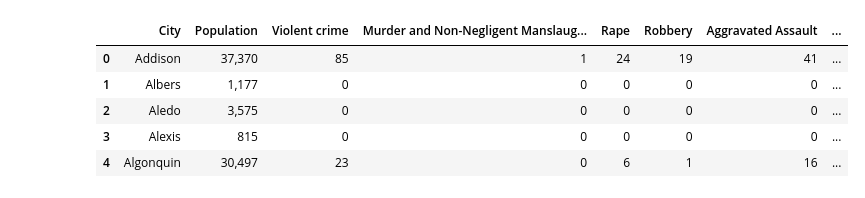
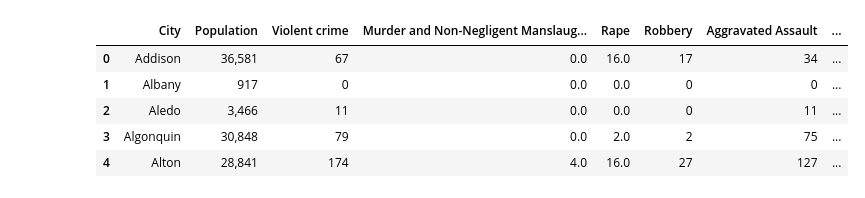
Before and after one commit to Expopanda/Project_1, a Jupyter notebook: andrew_analysis.ipynb, the cells around one changed output. Drawn from its saved outputs; the diff is of its cells as text; code cells hidden in the pictures.

```diff
--- a/andrew_analysis.ipynb
+++ b/andrew_analysis.ipynb
@@ -4,6 +4,11 @@ import pandas as pd
 import numpy as np
 import matplotlib.pyplot as plt
 
+FBI10_path = 'Resources\FBI_2010_illinois_amended.csv'
+FBI11_path = 'Resources\FBI_2011_illinois_amended.csv'
+FBI12_path = 'Resources\FBI_2012_illinois_amended.csv'
+FBI13_path = 'Resources\FBI_2013_illinois_amended.csv'
+FBI14_path = 'Resources\FBI_2014_illinois_amended.csv'
 FBI15_path = 'Resources\FBI_2015_illinois_amended.csv'
 FBI16_path = 'Resources\FBI_2016_illinois_amended.csv'
 FBI17_path = 'Resources\FBI_2017_illinois_amended.csv'
@@ -12,29 +17,44 @@ FBI19_path = 'Resources\FBI_2019_illinois_amended.csv'
 # %%
 # these are the dataframes with all NaN values in tact. Keep these and don't amend them.
 # Use the "crime15_stats" dataframe
+crime10_base = pd.read_csv(FBI10_path, delimiter=',')
+crime11_base = pd.read_csv(FBI11_path, delimiter=',')
+crime12_base = pd.read_csv(FBI12_path, delimiter=',')
+crime13_base = pd.read_csv(FBI13_path, delimiter=',')
+crime14_base = pd.read_csv(FBI14_path, delimiter=',')
 crime15_base = pd.read_csv(FBI15_path, delimiter=',')
 crime16_base = pd.read_csv(FBI16_path, delimiter=',')
 crime17_base = pd.read_csv(FBI17_path, delimiter=',')
 crime18_base = pd.read_csv(FBI18_path, delimiter=',')
 crime19_base = pd.read_csv(FBI19_path, delimiter=',')
 
+crime10_stats = crime10_base.fillna(0)
+crime11_stats = crime11_base.fillna(0)
+crime12_stats = crime12_base.fillna(0)
+crime13_stats = crime13_base.fillna(0)
+crime14_stats = crime14_base.fillna(0)
 crime15_stats = crime15_base.fillna(0)
 crime16_stats = crime16_base.fillna(0)
 crime17_stats = crime17_base.fillna(0)
 crime18_stats = crime18_base.fillna(0)
 crime19_stats = crime19_base.fillna(0)
 
+crime10_stats['Year'] = 2010
+crime11_stats['Year'] = 2011
+crime12_stats['Year'] = 2012
+crime13_stats['Year'] = 2013
+crime14_stats['Year'] = 2014
 crime15_stats['Year'] = 2015
 crime16_stats['Year'] = 2016
 crime17_stats['Year'] = 2017
 crime18_stats['Year'] = 2018
 crime19_stats['Year'] = 2019
-crime15_stats.head()
+crime10_stats.head()
 # %% [output]
 |  | City | Population | Violent crime | Murder and Non-Negligent Manslaug... | Rape | Robbery | Aggravated Assault | ... |
-| 0 | Addison | 37,370 | 85 | 1 | 24 | 19 | 41 | ... |
-| 1 | Albers | 1,177 | 0 | 0 | 0 | 0 | 0 | ... |
-| 2 | Aledo | 3,575 | 0 | 0 | 0 | 0 | 0 | ... |
-| 3 | Alexis | 815 | 0 | 0 | 0 | 0 | 0 | ... |
-| 4 | Algonquin | 30,497 | 23 | 0 | 6 | 1 | 16 | ... |
+| 0 | Addison | 36,581 | 67 | 0.0 | 16.0 | 17 | 34 | ... |
+| 1 | Albany | 917 | 0 | 0.0 | 0.0 | 0 | 0 | ... |
+| 2 | Aledo | 3,466 | 11 | 0.0 | 0.0 | 0 | 11 | ... |
+| 3 | Algonquin | 30,848 | 79 | 0.0 | 2.0 | 2 | 75 | ... |
+| 4 | Alton | 28,841 | 174 | 4.0 | 16.0 | 27 | 127 | ... |
 # %%
```
Also changed, not shown: parts of 7 cells of this notebook, 16 other files.
